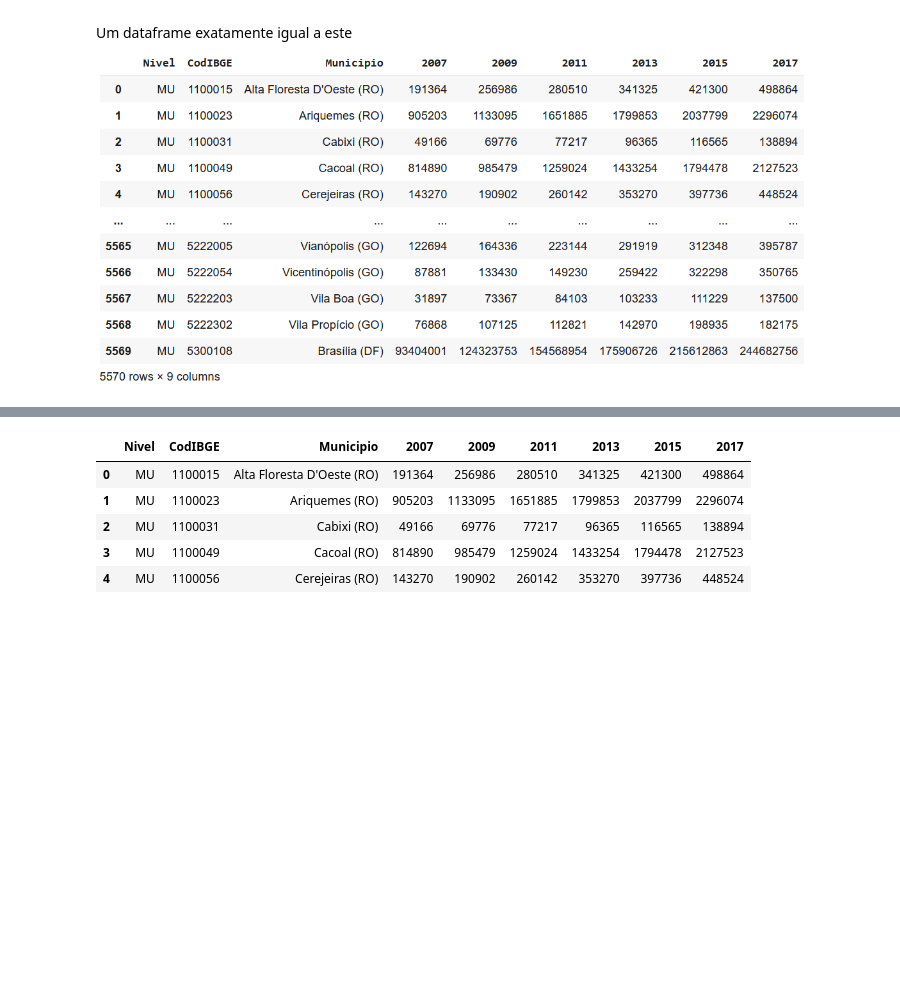
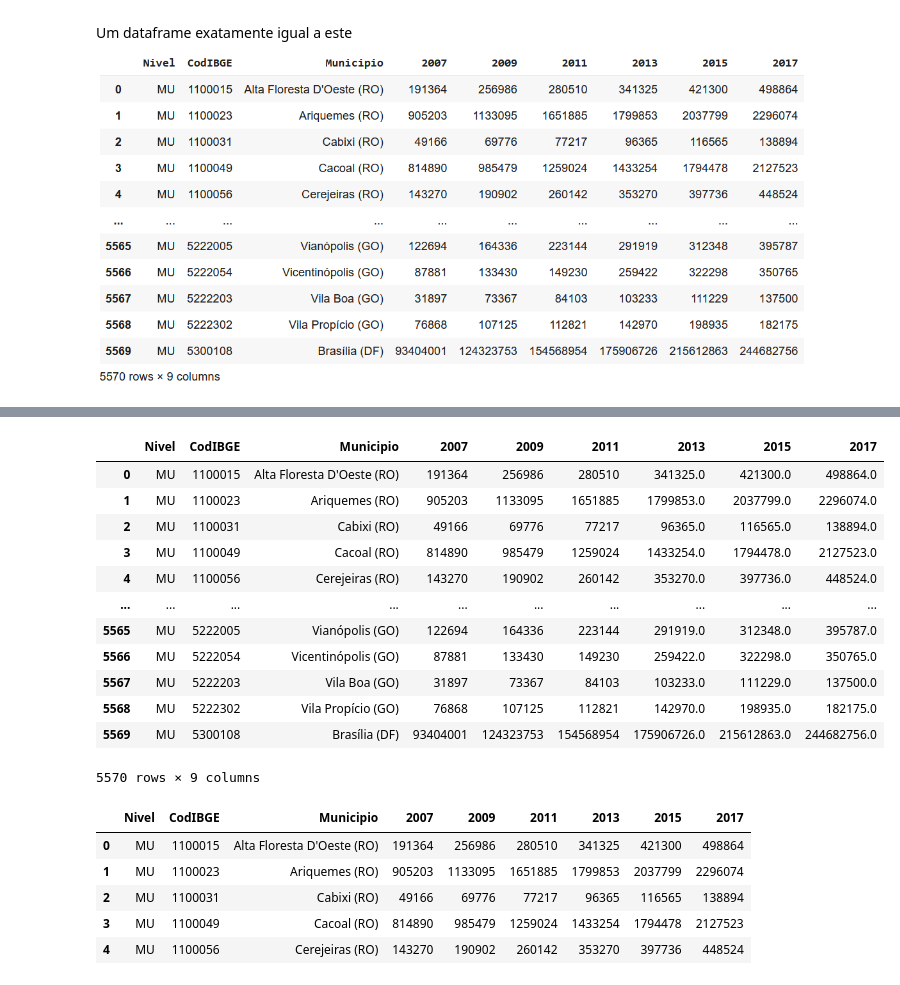
Before and after one commit to tadeugomes/mba_enap_python, a Jupyter notebook: Exercicios/Aula6_Exercicio.ipynb, the cells around one changed output, grey strips where cells are left out. Cells and saved outputs as stored; diff of their text form; code cells hidden in the pictures; blank space fills up the shorter version.

```diff
--- a/Exercicios/Aula6_Exercicio.ipynb
+++ b/Exercicios/Aula6_Exercicio.ipynb
@@ -254,16 +244,0 @@ def adicionar_cod_ibge6(df):
-# %%
-data = {
-        'Municipio': [
-            "110001 Alta Floresta D'Oeste",
-            "110037 Alto Alegre dos Parecis",
-            "110040 Alto Paraíso",
-            "110034 Alvorada D'Oeste",
-            "110002 Ariquemes"
-        ],
-        '1991': [0.5983, None, None, 0.569, 0.5827],
-        '2000': [0.5868, 0.508, 0.6256, 0.6534, 0.5927],
-        '2010': [0.5893, 0.5491, 0.5417, 0.5355, 0.5496]
-    }
-
-df = pd.DataFrame(data)
-adicionar_cod_ibge6(df)    # df['cod_ibge6'] = df['Municipio'].str.split().str[0]
@@ -322,3 +304,25 @@ prompt67="""crie uma função em python para ler um arquivo Excel cujo caminho
+# %%
+def ler_arquivo_excel(caminho):
+    df = pd.read_excel(caminho, dtype={'CodIBGE': str})
+    df = df.iloc[:-1]
+    return df
+caminho_arquivo = 'https://github.com/alexlopespereira/mba_enap/raw/main/data/originais/pib/pib_municipios.xlsx'
+df_pib = ler_arquivo_excel(caminho_arquivo)
+df_pib
+# %% [output]
+|  | Nivel | CodIBGE | Municipio | 2007 | 2009 | 2011 | 2013 | 2015 | 2017 |
+| 0 | MU | 1100015 | Alta Floresta D'Oeste (RO) | 191364 | 256986 | 280510 | 341325.0 | 421300.0 | 498864.0 |
+| 1 | MU | 1100023 | Ariquemes (RO) | 905203 | 1133095 | 1651885 | 1799853.0 | 2037799.0 | 2296074.0 |
+| 2 | MU | 1100031 | Cabixi (RO) | 49166 | 69776 | 77217 | 96365.0 | 116565.0 | 138894.0 |
+| 3 | MU | 1100049 | Cacoal (RO) | 814890 | 985479 | 1259024 | 1433254.0 | 1794478.0 | 2127523.0 |
+| 4 | MU | 1100056 | Cerejeiras (RO) | 143270 | 190902 | 260142 | 353270.0 | 397736.0 | 448524.0 |
+| ... | ... | ... | ... | ... | ... | ... | ... | ... | ... |
+| 5565 | MU | 5222005 | Vianópolis (GO) | 122694 | 164336 | 223144 | 291919.0 | 312348.0 | 395787.0 |
+| 5566 | MU | 5222054 | Vicentinópolis (GO) | 87881 | 133430 | 149230 | 259422.0 | 322298.0 | 350765.0 |
+| 5567 | MU | 5222203 | Vila Boa (GO) | 31897 | 73367 | 84103 | 103233.0 | 111229.0 | 137500.0 |
+| 5568 | MU | 5222302 | Vila Propício (GO) | 76868 | 107125 | 112821 | 142970.0 | 198935.0 | 182175.0 |
+| 5569 | MU | 5300108 | Brasília (DF) | 93404001 | 124323753 | 154568954 | 175906726.0 | 215612863.0 | 244682756.0 |
+5570 rows × 9 columns
 # %%
 # prompt: crie uma função em python para ler um arquivo Excel cujo caminho é passado como argumento, ignorando as 3 primeiras linhas e a última, forçando a coluna Unnamed: 1 como string. Em seguida, renomeia as colunas: Unnamed: 0 para nivel, Unnamed: 1 para cod_ibge7 e Unnamed: 2 para municipio. Crie um codigo para chamar a função considerando que o caminho do arquivo excel é 'https://github.com/alexlopespereira/enapespcd2021/raw/main/data/originais/pib/pib_municipios.xlsx'
 
```
Also changed, not shown: parts of 17 cells of this notebook.
